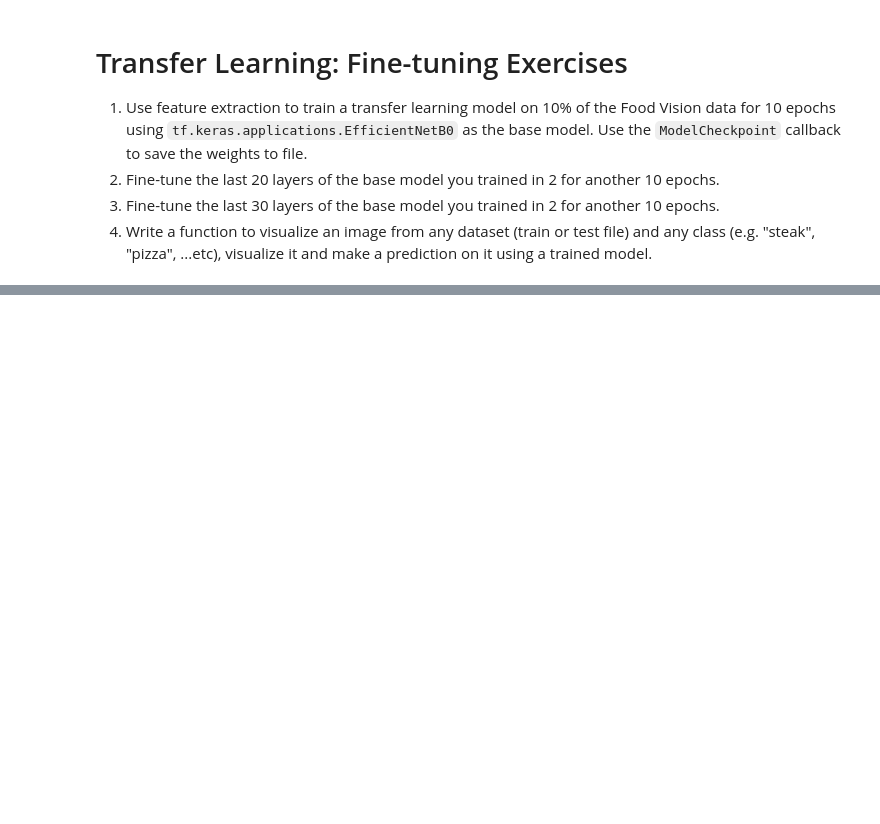
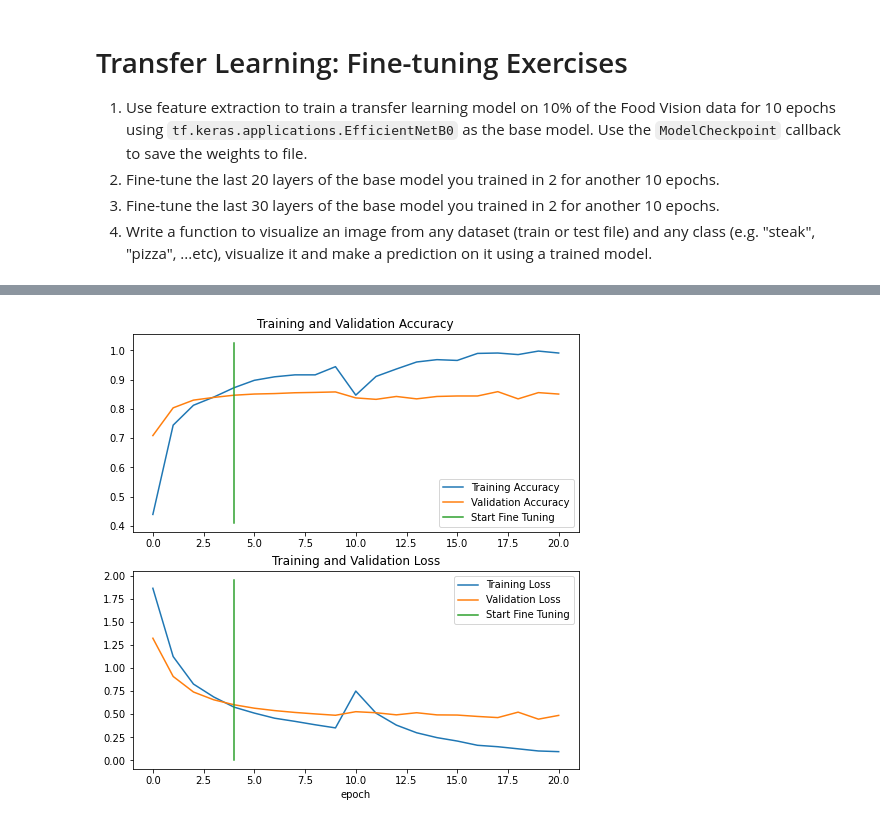
Before and after one commit to tankTopTaro/Deep-Learning-with-Python, a Jupyter notebook: 05_Transfer_Learning_in_TensorFlow_Part_2_Fine_Tuning.ipynb, the cells around one changed output, grey strips where cells are left out. Cells and saved outputs as stored; diff of their text form; code cells hidden in the pictures; blank space fills up the shorter version.

```diff
--- a/05_Transfer_Learning_in_TensorFlow_Part_2_Fine_Tuning.ipynb
+++ b/05_Transfer_Learning_in_TensorFlow_Part_2_Fine_Tuning.ipynb
@@ -1090,0 +1167,4 @@ TensorBoard experiments: https://tensorboard.dev/experiment/e6ptPEZwRYu9ou3V5yDD
+# %%
+# Create directory paths
+train_dir = '10_food_classes_10_percent/train'
+test_dir = '10_food_classes_10_percent/test'
@@ -1090,0 +1242,12 @@ TensorBoard experiments: https://tensorboard.dev/experiment/e6ptPEZwRYu9ou3V5yDD
+# %%
+# Create checkpoint path
+checkpoint_path = 'model_checkpoint_weights/checkpoint.ckpt'
+
+# Create a ModelCheckpoint callback that saves the model's weights only
+checkpoint_callback = tf.keras.callbacks.ModelCheckpoint(
+    filepath=checkpoint_path,
+    save_weights_only=True,
+    save_best_only=True,
+    save_freq='epoch',
+    verbose=1
+)
@@ -1090,0 +1359,20 @@ TensorBoard experiments: https://tensorboard.dev/experiment/e6ptPEZwRYu9ou3V5yDD
+# %%
+# Recompile the model and reduce learning rate
+model_0.compile(
+    loss = 'categorical_crossentropy',
+    optimizer = tf.keras.optimizers.Adam(learning_rate=0.0001),
+    metrics = ['accuracy']
+)
+# %%
+# Fine-tune the model for another 10 epochs
+FINE_TUNE_EPOCHS = INITIAL_EPOCHS + 10
+
+# Refit the model
+history_1 = model_0.fit(
+    train_data,
+    epochs = FINE_TUNE_EPOCHS,
+    validation_data = test_data,
+    validation_steps = int(0.25 * len(test_data)),
+    initial_epoch = history_0.epoch[-1], # start training from previous last epoch
+    callbacks = [create_tensorboard_callback('transfer_learning', 'fine_tuned_last_20')]
+)
@@ -1090,0 +1397,4 @@ TensorBoard experiments: https://tensorboard.dev/experiment/e6ptPEZwRYu9ou3V5yDD
+# %%
+compare_historys(history_0, history_1)
+# %% [output]
+[figure, added]
```
Also changed, not shown: parts of 34 cells of this notebook.
